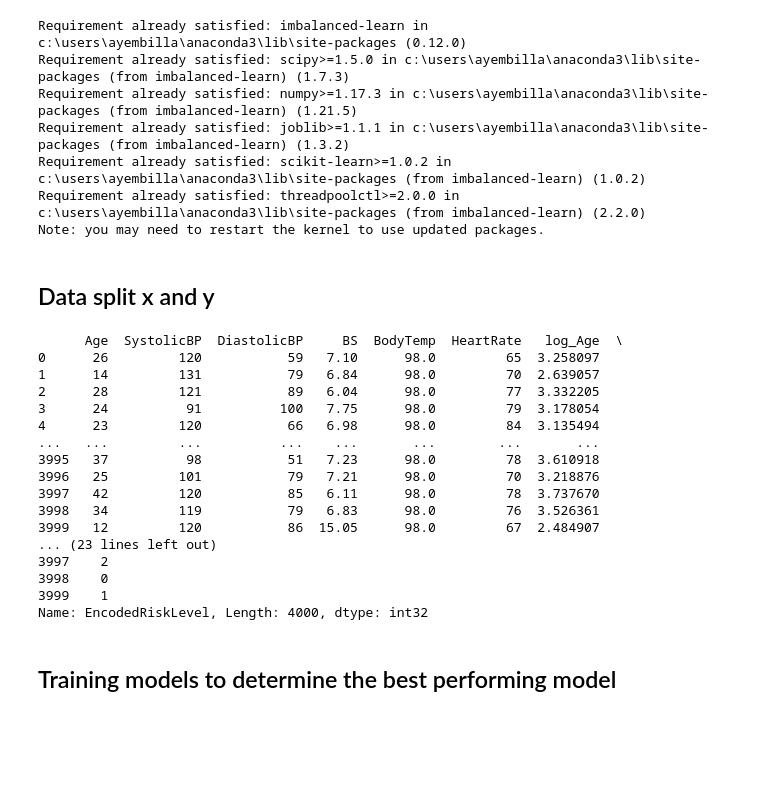
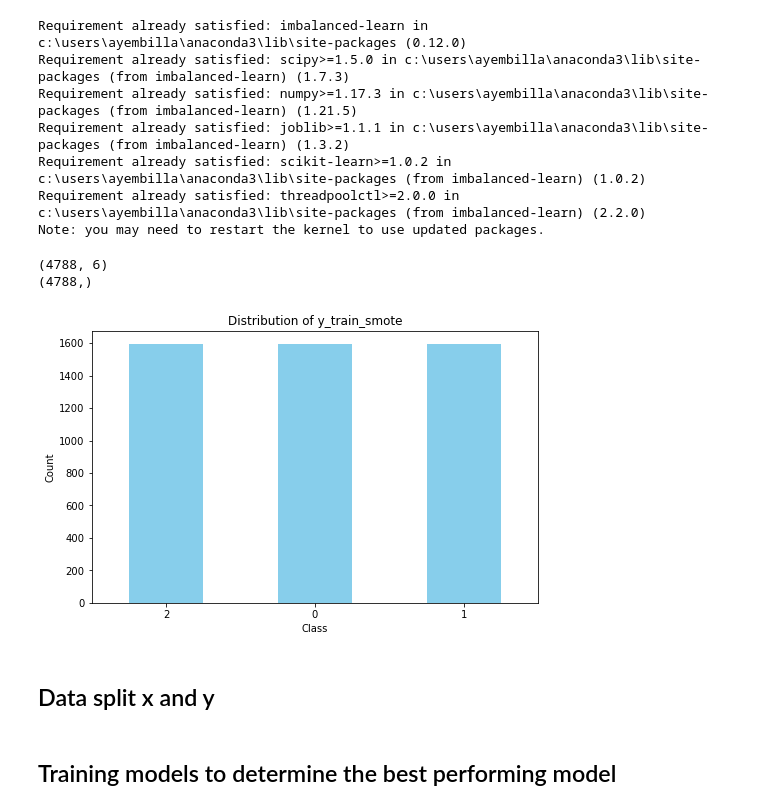
Before and after one commit to JacobAyembilla/Maternal-Health-Risk-Prediction, a Jupyter notebook: Maternal_Health_Risk_Prediction-checkpoint.ipynb, the cells around one changed output. Drawn from its saved outputs; the diff is of its cells as text; code cells hidden in the pictures; blank space fills up the shorter version.

```diff
--- a/Maternal_Health_Risk_Prediction-checkpoint.ipynb
+++ b/Maternal_Health_Risk_Prediction-checkpoint.ipynb
@@ -216,12 +216,12 @@ The data does not look Gaussian (reject H0)
 # %% [markdown]
 #### The histogram, Q-Q and the Shapiro Wilt test all have show that the continuous variables train the data set are not normally distributed. Thus we need to log transform the variables
 # %%
-data_train['log_Age'] = data_train['Age'].apply(np.log)
-data_train['log_SystolicBP'] = data_train['SystolicBP'].apply(np.log)
-data_train['log_DiastolicBP'] = data_train['DiastolicBP'].apply(np.log)
-data_train['log_BS'] = data_train['BS'].apply(np.log)
-data_train['log_BodyTemp'] = data_train['BodyTemp'].apply(np.log)
-data_train['log_HeartRate'] = data_train['HeartRate'].apply(np.log)
+#data_train['log_Age'] = data_train['Age'].apply(np.log)
+#data_train['log_SystolicBP'] = data_train['SystolicBP'].apply(np.log)
+#data_train['log_DiastolicBP'] = data_train['DiastolicBP'].apply(np.log)
+#data_train['log_BS'] = data_train['BS'].apply(np.log)
+#data_train['log_BodyTemp'] = data_train['BodyTemp'].apply(np.log)
+#ata_train['log_HeartRate'] = data_train['HeartRate'].apply(np.log)
 # %%
 #Check for normality of the data set
 #Distribution of continuous variables in one plot
@@ -335,42 +330,35 @@ Requirement already satisfied: threadpoolctl>=2.0.0 in c:\users\ayembilla\anacon
 Note: you may need to restart the kernel to use updated packages.
 # %%
 # Generate synthetic imbalanced dataset with 3 classes
-X, y = make_classification(n_classes=3, class_sep=1.5, weights=[0.4, 0.33, 0.27],
-                           n_informative=3, n_redundant=0, flip_y=0,
-                           n_features=20, n_clusters_per_class=1,
-                           n_samples=1000, random_state=42)
+#X, y = make_classification(n_classes=3, class_sep=1.5, weights=[0.4, 0.33, 0.27],
+ #                          n_informative=3, n_redundant=0, flip_y=0,
+ #                          n_features=20, n_clusters_per_class=1,
+  #                         n_samples=1000, random_state=42)
 
-# Split the dataset into training and testing sets
-X_train, X_test, y_train, y_test = train_test_split(X, y, test_size=0.2, random_state=42)
+# Drop the target column from the training set to create X_train
+X_train = data_train.drop(['EncodedRiskLevel', 'RiskLevel'], axis=1)
+# Set y_train as the target variable
+y_train = data_train['EncodedRiskLevel']
 
 # Apply SMOTE to the training data
 smote = SMOTE()
 X_train_smote, y_train_smote = smote.fit_resample(X_train, y_train)
+
+print(X_train_smote.shape)
+print(y_train_smote.shape)
+# %% [output]
+(4788, 6)
+(4788,)
+# %%
+# Assuming y_train_smote is your pandas Series
+plt.figure(figsize=(8, 5))
+y_train_smote.value_counts().plot(kind='bar', color='skyblue')
+plt.title('Distribution of y_train_smote')
+plt.xlabel('Class')
+plt.ylabel('Count')
+plt.xticks(rotation=0)
+plt.show()
+# %% [output]
+[figure, added]
 # %% [markdown]
 ## Data split x and y
-# %%
-# Drop the target column from the training set to create X_train
-X_train = data_train.drop(['EncodedRiskLevel', 'RiskLevel'], axis=1)
-# Set y_train as the target variable
-y_train = data_train['EncodedRiskLevel']
-
-print(X_train)
-print(y_train)
-# %% [output]
-      Age  SystolicBP  DiastolicBP     BS  BodyTemp  HeartRate   log_Age  \
-0      26         120           59   7.10      98.0         65  3.258097
-1      14         131           79   6.84      98.0         70  2.639057
-2      28         121           89   6.04      98.0         77  3.332205
-3      24          91          100   7.75      98.0         79  3.178054
-4      23         120           66   6.98      98.0         84  3.135494
-...   ...         ...          ...    ...       ...        ...       ...
-3995   37          98           51   7.23      98.0         78  3.610918
-3996   25         101           79   7.21      98.0         70  3.218876
-3997   42         120           85   6.11      98.0         78  3.737670
-3998   34         119           79   6.83      98.0         76  3.526361
-3999   12         120           86  15.05      98.0         67  2.484907
-... (23 lines left out)
-3997    2
-3998    0
-3999    1
-Name: EncodedRiskLevel, Length: 4000, dtype: int32
```
Also changed, not shown: parts of 23 cells of this notebook, 3 other files.
